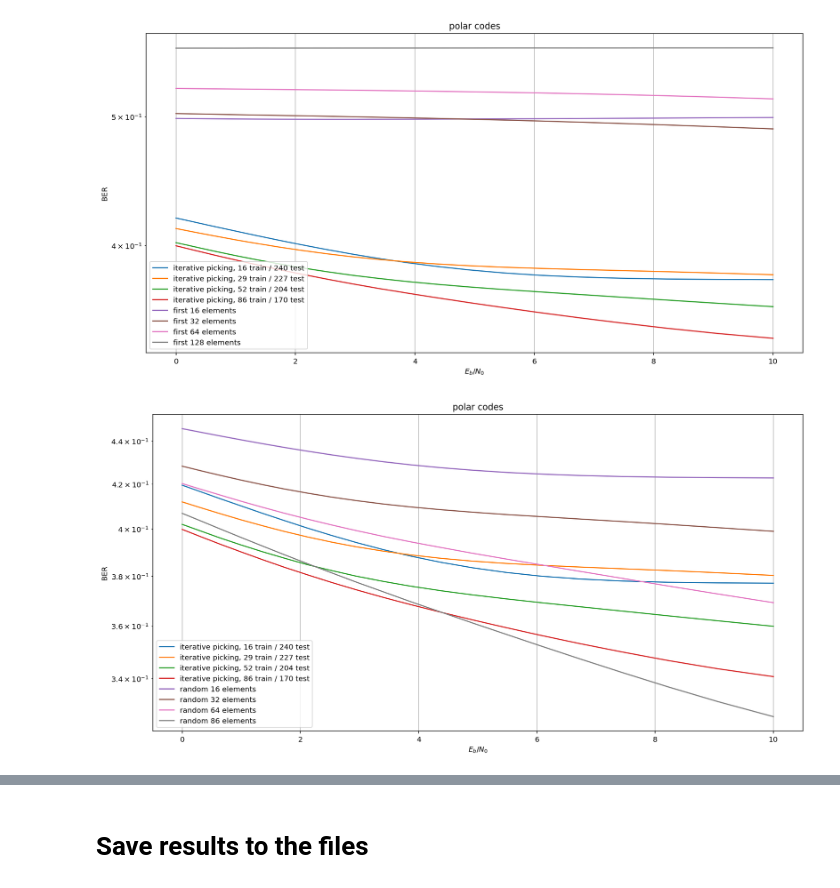
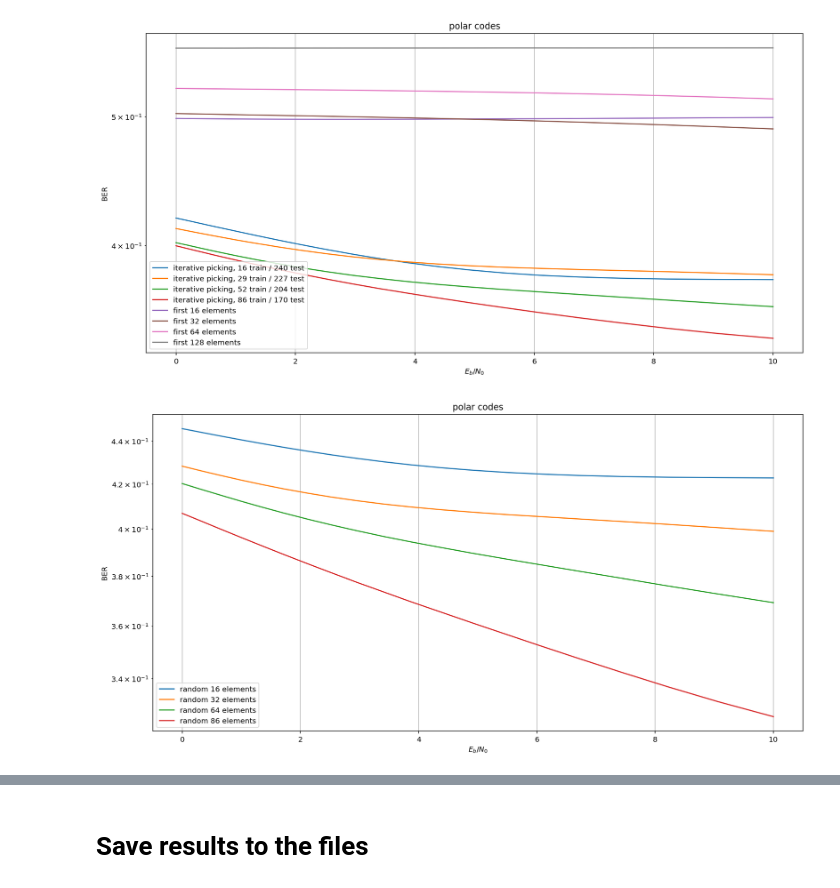
Before and after one commit to DArtemasov/DL-ChannelDecoding, a Jupyter notebook: notebooks/Codebook.ipynb, the cells around one changed output, grey strips where cells are left out. Cells and saved outputs as stored; diff of their text form; code cells hidden in the pictures.

Commit message:
experiments on selecting codewords for the training set

```diff
--- a/notebooks/Codebook.ipynb
+++ b/notebooks/Codebook.ipynb
@@ -958,9 +973,0 @@ noise = False
-# %%
-train_size = 16
-idx = []
-for i in range(train_size):
-    idx.append(i*train_size+i)
-print(f'training indices: {idx}')
-inputs_train = inputs[idx]
-codewords_train = codewords[idx]
-d_test = np.delete(inputs, idx, axis=0)
@@ -1056,11 +973,0 @@ Decoding SNR: 20/20, CW: 240/240
-# %%
-plt.figure(figsize = (16, 8))
-for experiment in range(2, nb_bits.shape[0]):
-    plt.plot(nb_errors[experiment,:,-1]/nb_bits[experiment,:,-1])
-plt.legend(exp_descr, loc=3)
-plt.yscale('log')
-plt.xlabel('codeword index')
-plt.ylabel('BER')
-plt.grid(True)
-plt.title(f'{code} codes')
-plt.show()
@@ -1069,13 +973,0 @@ plt.show()
-# %%
-ber = np.sum(nb_errors, axis=1) / np.sum(nb_bits, axis=1)
-
-plt.figure(figsize = (16, 8))
-for experiment in range(2, nb_bits.shape[0]):
-    plt.plot(10*np.log10(1/(2*sigmas**2)) - 10*np.log10(k/N), ber[experiment])
-plt.legend(exp_descr, loc=3)
-plt.yscale('log')
-plt.xlabel('$E_b/N_0$')
-plt.ylabel('BER')
-plt.grid(True)
-plt.title(f'{code} codes')
-plt.show()
@@ -1540,18 +1448,18 @@ plt.show()
 # %%
 ber = np.sum(nb_errors, axis=1) / np.sum(nb_bits, axis=1)
 
 legend = []
 
 plt.figure(figsize = (16, 8))
-for experiment in [0, 1, 2, 3, 9, 10, 11, 13]:
+for experiment in [9, 10, 11, 13]:
     plt.plot(10*np.log10(1/(2*sigmas**2)) - 10*np.log10(k/N), ber[experiment])
     legend.append(exp_descr[experiment])
 plt.legend(legend, loc=3)
 plt.yscale('log')
 plt.xlabel('$E_b/N_0$')
 plt.ylabel('BER')
 plt.grid(True)
 plt.title(f'{code} codes')
 plt.show()
 # %% [output]
-[figure, old version]
+[figure, new version]
```
Also changed, not shown: parts of 21 cells of this notebook, 2 other files.
